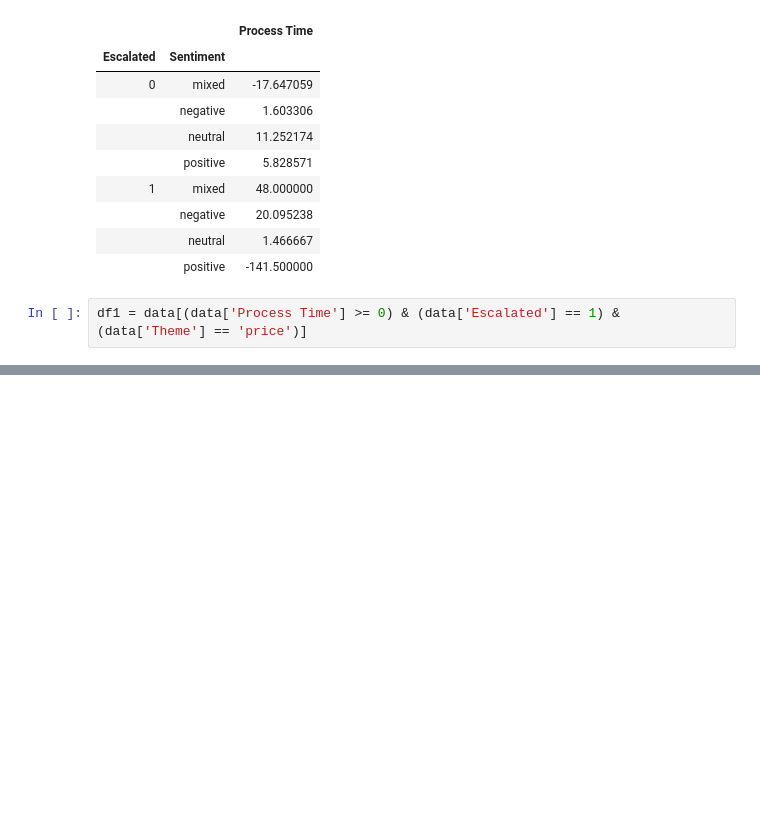
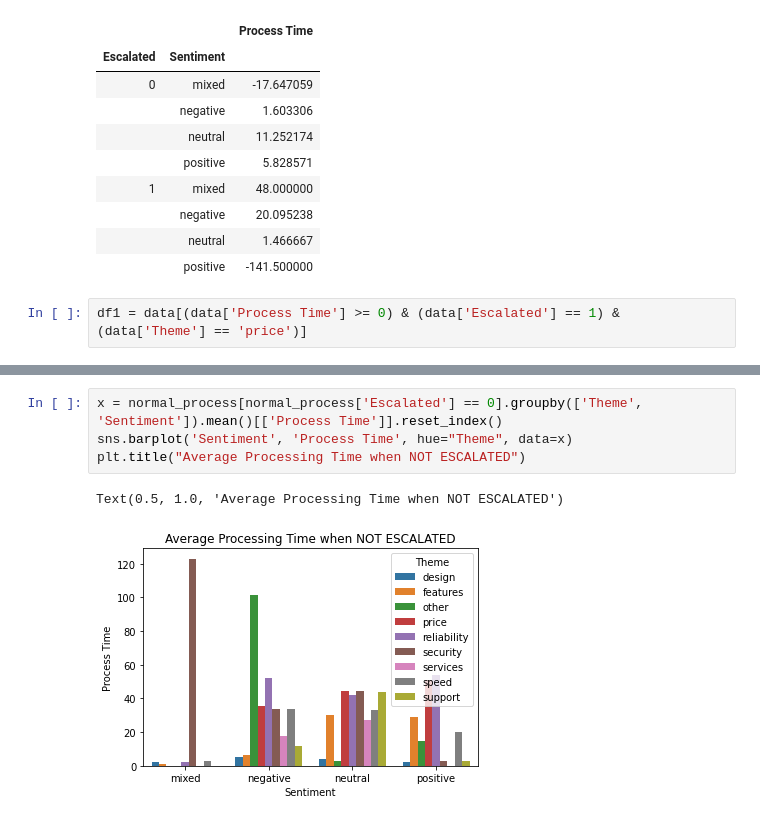
Before and after one commit to arag1/microsoftxpieDatathon, a Jupyter notebook: Scripts/AnuragEDANotebookPartOne.ipynb, the cells around one changed output, grey strips where cells are left out. Cells and saved outputs as stored; diff of their text form; blank space fills up the shorter version.

```diff
--- a/Scripts/AnuragEDANotebookPartOne.ipynb
+++ b/Scripts/AnuragEDANotebookPartOne.ipynb
@@ -181,0 +182,7 @@ data.to_csv("data_with_sentiment.csv", index=False)
+# %%
+x = normal_process[normal_process['Escalated'] == 0].groupby(['Theme', 'Sentiment']).mean()[['Process Time']].reset_index()
+sns.barplot('Sentiment', 'Process Time', hue="Theme", data=x)
+plt.title("Average Processing Time when NOT ESCALATED")
+# %% [output]
+Text(0.5, 1.0, 'Average Processing Time when NOT ESCALATED')
+[figure, added]
```
Also changed, not shown: parts of 18 cells of this notebook.
